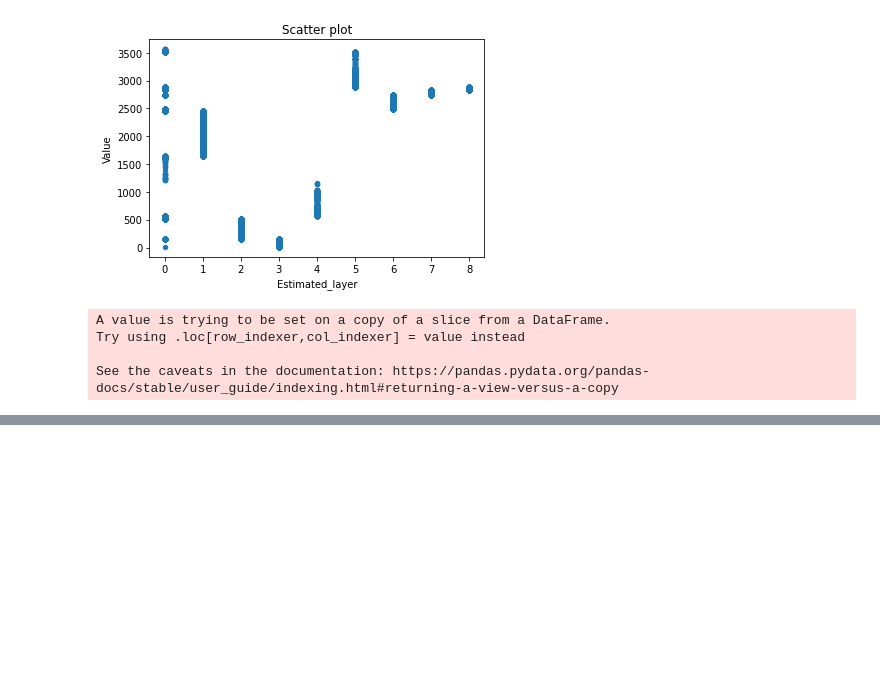
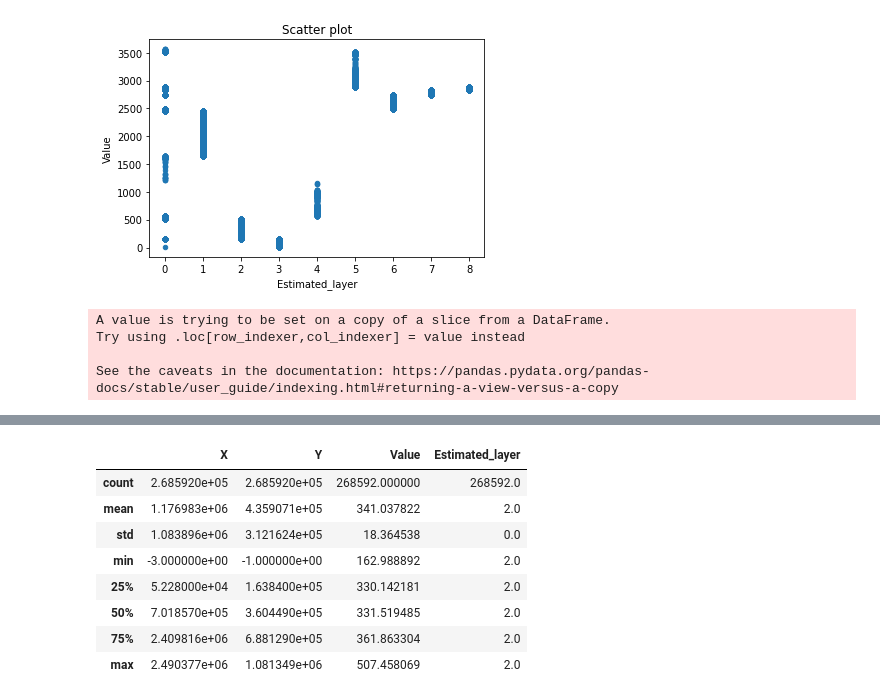
Before and after one commit to Priyanka-Kugapriya/Clustering_notebook, a Jupyter notebook: Scatter plot.ipynb, the cells around one changed output, grey strips where cells are left out. Saved outputs shown, nothing was run; the diff lists cells and outputs as text; code cells hidden in the pictures; blank space fills up the shorter version.

```diff
--- a/Scatter plot.ipynb
+++ b/Scatter plot.ipynb
@@ -197,0 +210,12 @@ fig.show()
+# %%
+df3_plot2.describe()
+# %% [output]
+|  | X | Y | Value | Estimated_layer |
+| count | 2.685920e+05 | 2.685920e+05 | 268592.000000 | 268592.0 |
+| mean | 1.176983e+06 | 4.359071e+05 | 341.037822 | 2.0 |
+| std | 1.083896e+06 | 3.121624e+05 | 18.364538 | 0.0 |
+| min | -3.000000e+00 | -1.000000e+00 | 162.988892 | 2.0 |
+| 25% | 5.228000e+04 | 1.638400e+05 | 330.142181 | 2.0 |
+| 50% | 7.018570e+05 | 3.604490e+05 | 331.519485 | 2.0 |
+| 75% | 2.409816e+06 | 6.881290e+05 | 361.863304 | 2.0 |
+| max | 2.490377e+06 | 1.081349e+06 | 507.458069 | 2.0 |
```
Also changed, not shown: parts of 8 cells of this notebook.
